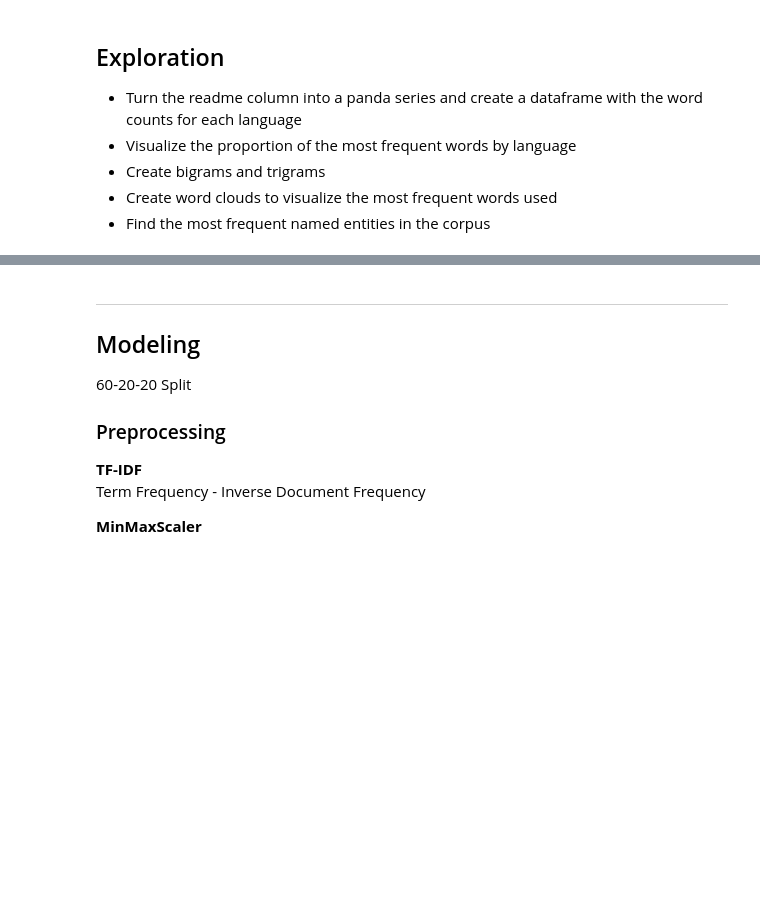
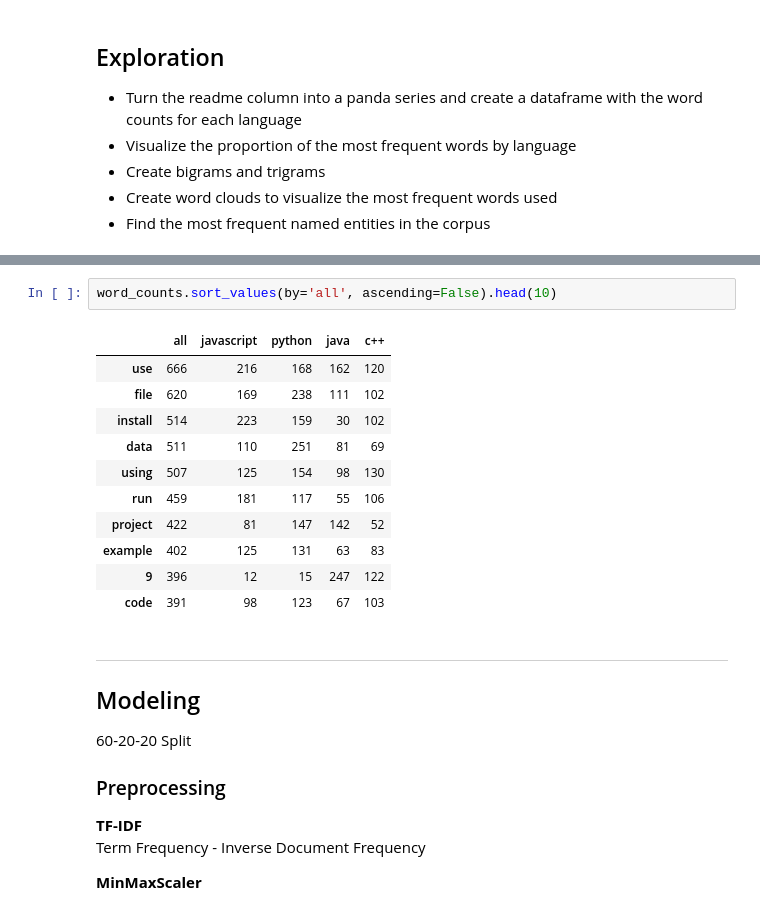
Before and after one commit to NLP-Darden-Project-Team-6/NLP-3, a Jupyter notebook: summary.ipynb, the cells around one changed output, grey strips where cells are left out. Drawn from its saved outputs; the diff is of its cells as text; blank space fills up the shorter version.

```diff
--- a/summary.ipynb
+++ b/summary.ipynb
@@ -94,3 +157,17 @@ X_train.shape, X_validate.shape, X_test.shape
+# %%
+word_counts.sort_values(by='all', ascending=False).head(10)
+# %% [output]
+|  | all | javascript | python | java | c++ |
+| use | 666 | 216 | 168 | 162 | 120 |
+| file | 620 | 169 | 238 | 111 | 102 |
+| install | 514 | 223 | 159 | 30 | 102 |
+| data | 511 | 110 | 251 | 81 | 69 |
+| using | 507 | 125 | 154 | 98 | 130 |
+| run | 459 | 181 | 117 | 55 | 106 |
+| project | 422 | 81 | 147 | 142 | 52 |
+| example | 402 | 125 | 131 | 63 | 83 |
+| 9 | 396 | 12 | 15 | 247 | 122 |
+| code | 391 | 98 | 123 | 67 | 103 |
 # %% [markdown]
 ---
 ## Modeling
```
Also changed, not shown: parts of 10 cells of this notebook.
